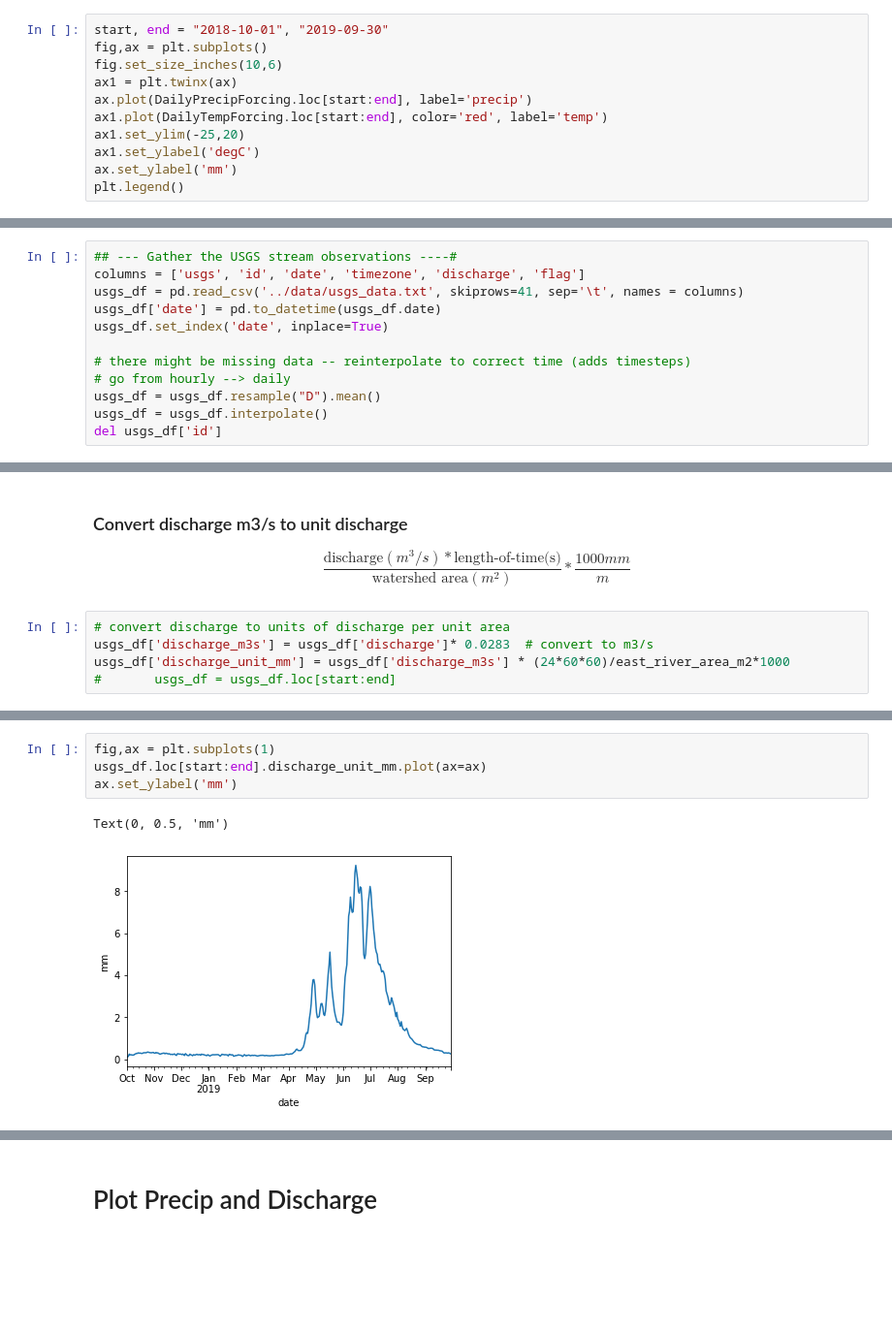
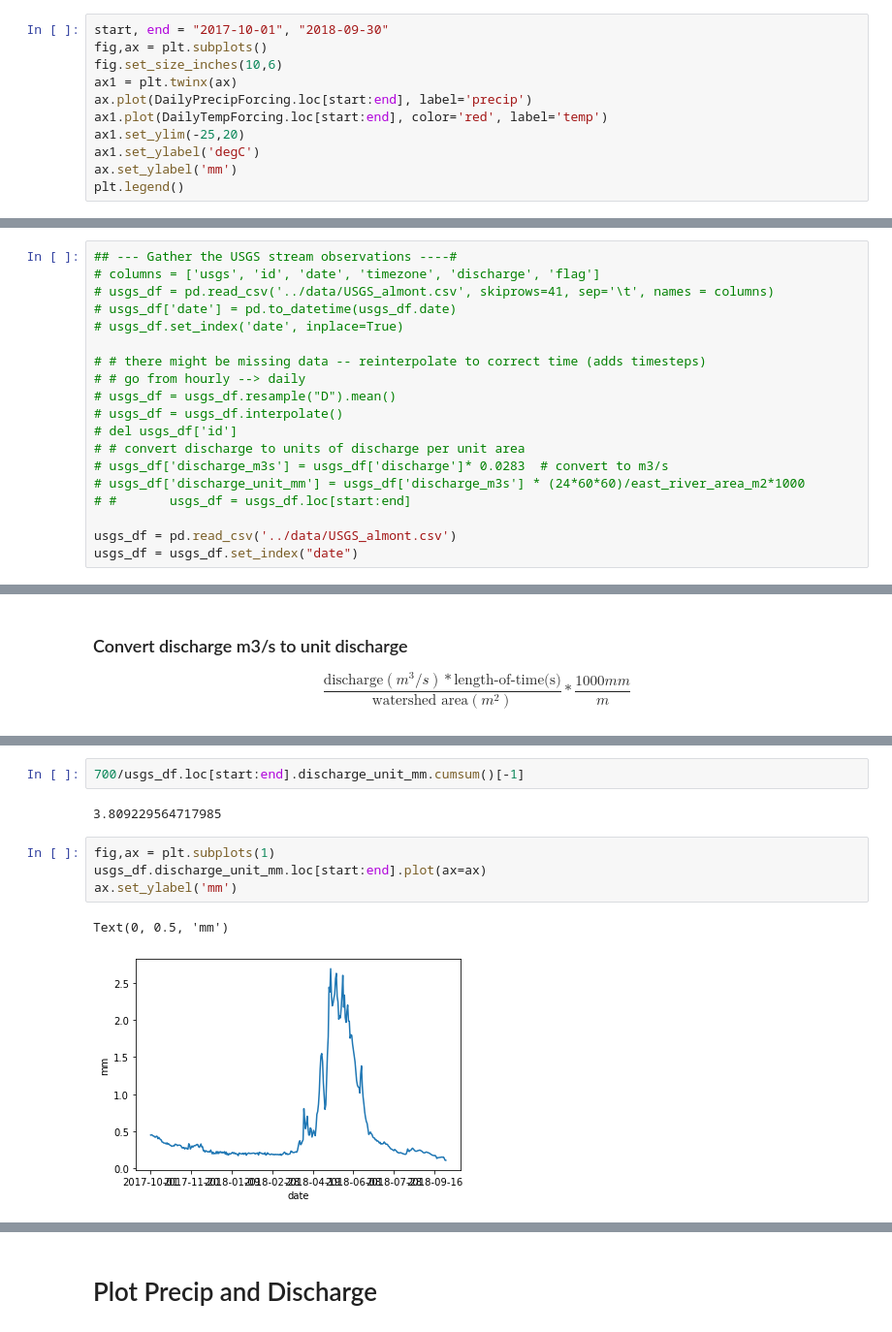
Before and after one commit to bsu-wrudisill/precipitation_inference, a Jupyter notebook: notebooks/BackgroundInfo.ipynb, the cells around one changed output, grey strips where cells are left out. Shown at 97% size. Cells and saved outputs as stored; diff of their text form; blank space fills up the shorter version.

```diff
--- a/notebooks/BackgroundInfo.ipynb
+++ b/notebooks/BackgroundInfo.ipynb
@@ -60,5 +62,5 @@ NotImplementedError: read_sql_table only supported for SQLAlchemy connectable.
 # %%
-start, end = "2018-10-01", "2019-09-30"
+start, end = "2017-10-01", "2018-09-30"
 fig,ax = plt.subplots()
 fig.set_size_inches(10,6)
 ax1 = plt.twinx(ax)
@@ -72,13 +89,20 @@ plt.legend()
 # Get the USGS Streamflow info
 # %%
 ## --- Gather the USGS stream observations ----#
-columns = ['usgs', 'id', 'date', 'timezone', 'discharge', 'flag']
-usgs_df = pd.read_csv('../data/usgs_data.txt', skiprows=41, sep='\t', names = columns)
-usgs_df['date'] = pd.to_datetime(usgs_df.date)
-usgs_df.set_index('date', inplace=True)
+# columns = ['usgs', 'id', 'date', 'timezone', 'discharge', 'flag']
+# usgs_df = pd.read_csv('../data/USGS_almont.csv', skiprows=41, sep='\t', names = columns)
+# usgs_df['date'] = pd.to_datetime(usgs_df.date)
+# usgs_df.set_index('date', inplace=True)
 
-# there might be missing data -- reinterpolate to correct time (adds timesteps)
-# go from hourly --> daily
-usgs_df = usgs_df.resample("D").mean()
-usgs_df = usgs_df.interpolate()
-del usgs_df['id']
+# # there might be missing data -- reinterpolate to correct time (adds timesteps)
+# # go from hourly --> daily
+# usgs_df = usgs_df.resample("D").mean()
+# usgs_df = usgs_df.interpolate()
+# del usgs_df['id']
+# # convert discharge to units of discharge per unit area
+# usgs_df['discharge_m3s'] = usgs_df['discharge']* 0.0283  # convert to m3/s
+# usgs_df['discharge_unit_mm'] = usgs_df['discharge_m3s'] * (24*60*60)/east_river_area_m2*1000
+# #       usgs_df = usgs_df.loc[start:end]
+
+usgs_df = pd.read_csv('../data/USGS_almont.csv')
+usgs_df = usgs_df.set_index("date")
@@ -85,11 +111,6 @@ del usgs_df['id']
 # %% [markdown]
 ### Convert discharge m3/s to unit discharge
 $$\frac{\text{discharge} (m^3/s) * \text{length-of-time(s)}}{\text{watershed area}(m^2)} * \frac{1000mm}{m}$$
-# %%
-# convert discharge to units of discharge per unit area
-usgs_df['discharge_m3s'] = usgs_df['discharge']* 0.0283  # convert to m3/s
-usgs_df['discharge_unit_mm'] = usgs_df['discharge_m3s'] * (24*60*60)/east_river_area_m2*1000
-#       usgs_df = usgs_df.loc[start:end]
 # %%
 fig,ax = plt.subplots(1)
 usgs_df.loc[start:end].discharge_m3s.plot(ax=ax)
@@ -100,9 +121,13 @@ Text(0, 0.5, 'm3/s')
+# %%
+700/usgs_df.loc[start:end].discharge_unit_mm.cumsum()[-1]
+# %% [output]
+3.809229564717985
 # %%
 fig,ax = plt.subplots(1)
-usgs_df.loc[start:end].discharge_unit_mm.plot(ax=ax)
+usgs_df.discharge_unit_mm.loc[start:end].plot(ax=ax)
 ax.set_ylabel('mm')
 # %% [output]
 Text(0, 0.5, 'mm')
-[figure, old version]
+[figure, new version]
 # %%
 fig,ax = plt.subplots(1)
```
Also changed, not shown: parts of 19 cells of this notebook, 1 other file.
